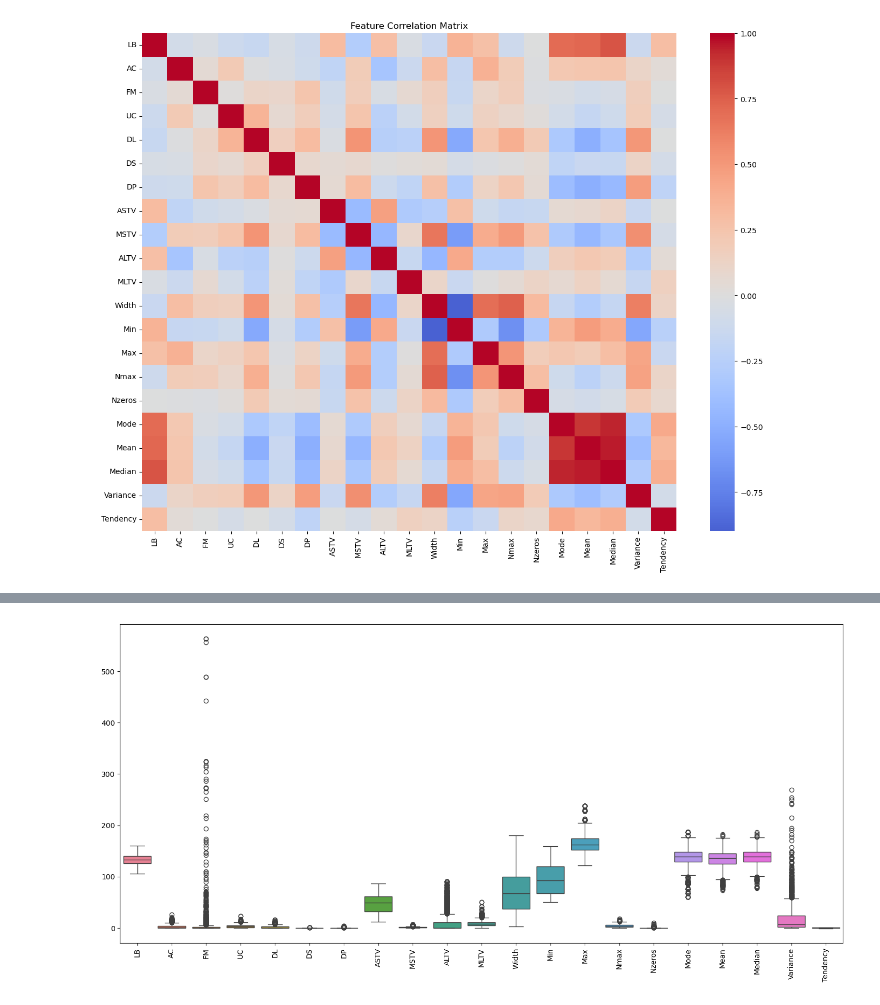
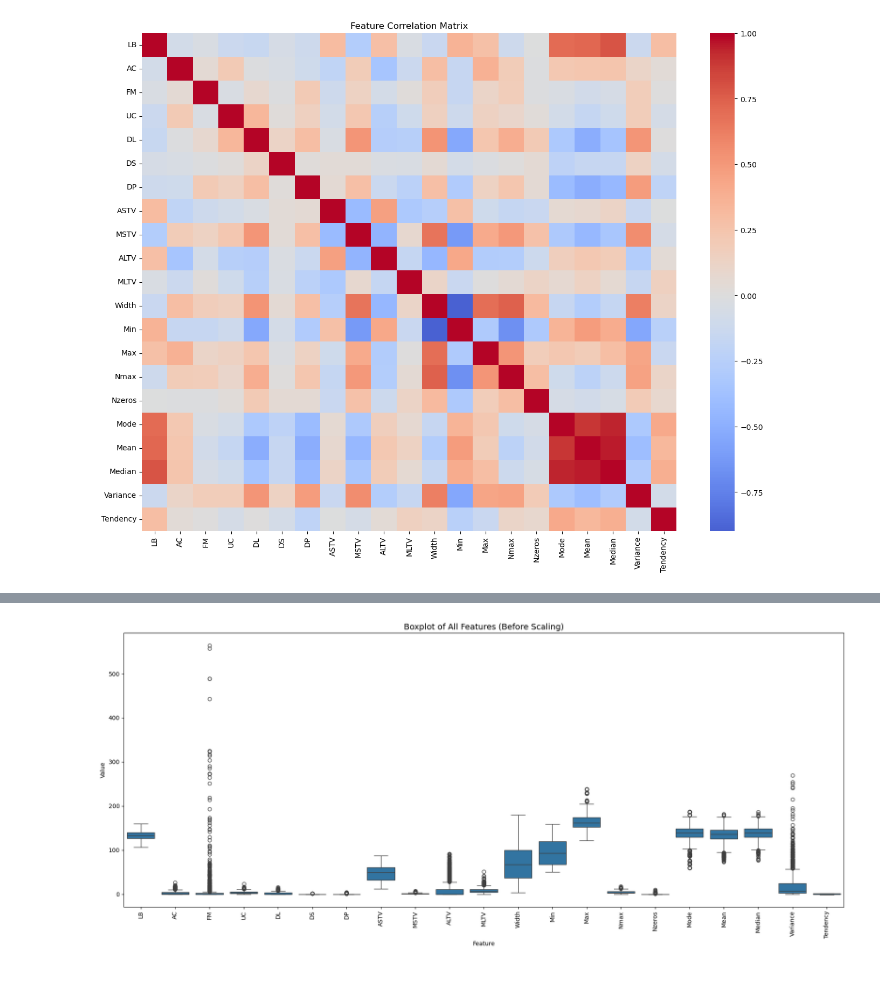
Before and after one commit to l-tting/Cardiotocography-Unsupervised-Learning, a Jupyter notebook: EDA and Preprocessing without PCA.ipynb, the cells around one changed output, grey strips where cells are left out. Drawn from its saved outputs; the diff is of its cells as text; code cells hidden in the pictures; blank space fills up the shorter version.

```diff
--- a/EDA and Preprocessing without PCA.ipynb
+++ b/EDA and Preprocessing without PCA.ipynb
@@ -38,5 +43,0 @@ y = df['NSP']
-# %%
-from sklearn.impute import SimpleImputer
-
-imputer = SimpleImputer(strategy='median')
-X_imputed = imputer.fit_transform(X)
@@ -140,5 +45,0 @@ Duplicates: 0
-# %%
-from sklearn.impute import SimpleImputer
-
-imputer = SimpleImputer(strategy='median')
-X_imputed = pd.DataFrame(imputer.fit_transform(X), columns=X.columns)
@@ -255,7 +177,10 @@ X_final[X_imputed_numeric.columns] = X_imputed_numeric
 # %%
 plt.figure(figsize=(18, 8))
-sns.boxplot(data=X_imputed_numeric)
+X_melted = X_imputed.melt(var_name='Feature', value_name='Value')
+sns.boxplot(data=X_melted, x='Feature', y='Value')
 plt.xticks(rotation=90)
+plt.title('Boxplot of All Features (Before Scaling)', fontsize=14)
+plt.tight_layout()
 plt.show()
 # %% [output]
-[figure, old version]
+[figure, new version]
```
Also changed, not shown: parts of 16 cells of this notebook.
